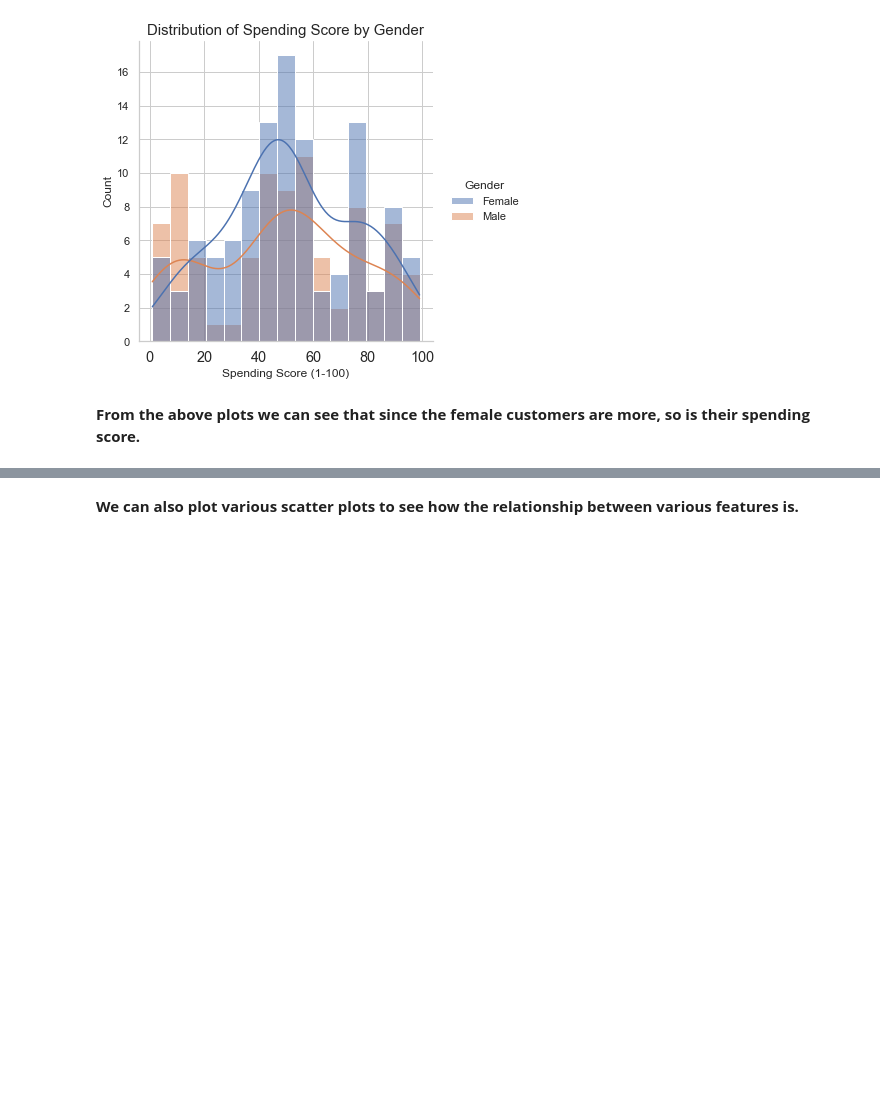
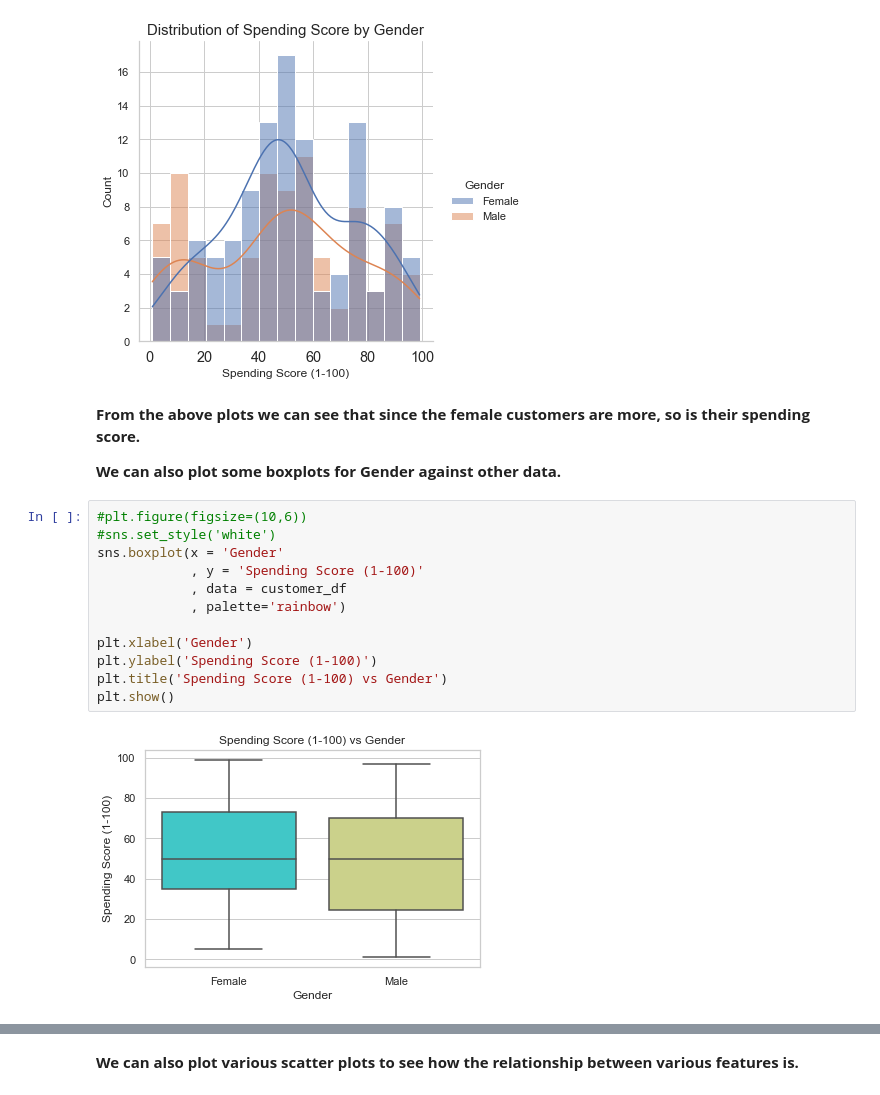
Before and after one commit to ayg15/mall-customer-segmentation, a Jupyter notebook: Mall Customer Segmentation.ipynb, the cells around one changed output, grey strips where cells are left out. Drawn from its saved outputs; the diff is of its cells as text; blank space fills up the shorter version.

Commit message:
Added boxplots for Gender against other features.

```diff
--- a/Mall Customer Segmentation.ipynb
+++ b/Mall Customer Segmentation.ipynb
@@ -249,3 +249,19 @@ plt.show()
 [figure]
 # %% [markdown]
 **From the above plots we can see that since the female customers are more, so is their spending score.**
+
+**We can also plot some boxplots for Gender against other data.**
+# %%
+#plt.figure(figsize=(10,6))
+#sns.set_style('white')
+sns.boxplot(x = 'Gender'
+            , y = 'Spending Score (1-100)'
+            , data = customer_df
+            , palette='rainbow')
+
+plt.xlabel('Gender')
+plt.ylabel('Spending Score (1-100)')
+plt.title('Spending Score (1-100) vs Gender')
+plt.show()
+# %% [output]
+[figure, added]
```
Also changed, not shown: parts of 1 cell of this notebook.
